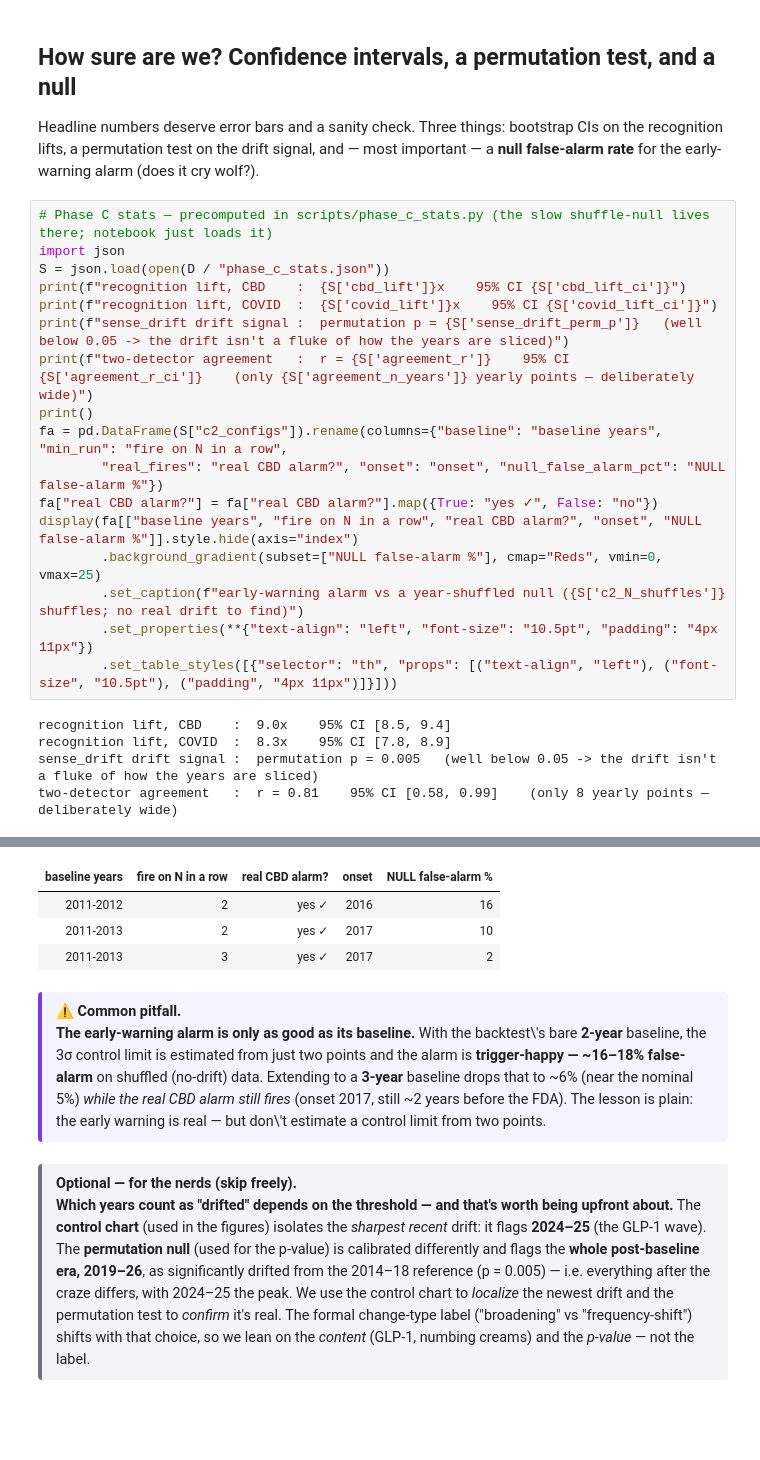
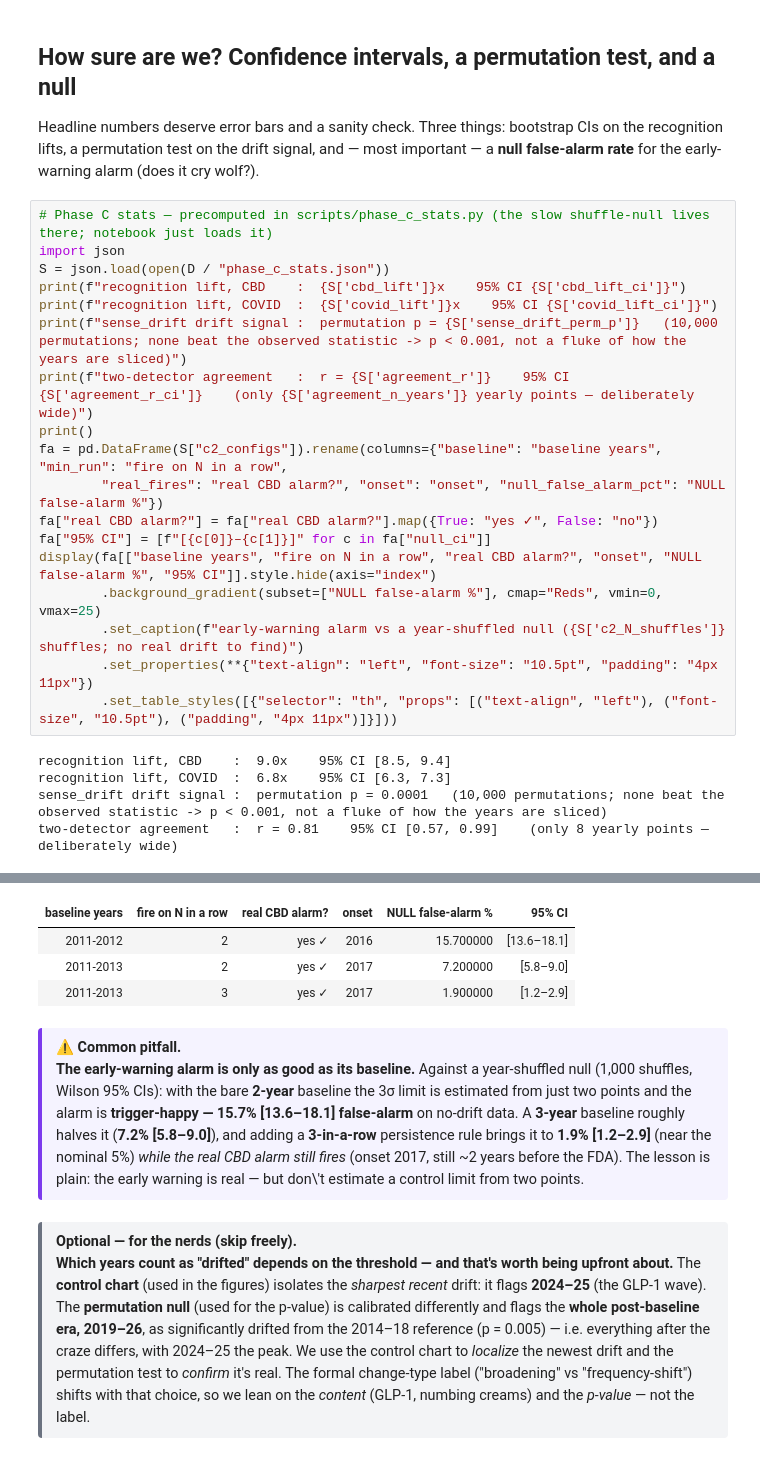
Before and after one commit to jturner-uofl/pycorpdiff, a Jupyter notebook: examples/cbd_fda_drift_showcase.ipynb, the cells around one changed output, grey strips where cells are left out. Cells and saved outputs as stored; diff of their text form; blank space fills up the shorter version.

```diff
--- a/examples/cbd_fda_drift_showcase.ipynb
+++ b/examples/cbd_fda_drift_showcase.ipynb
@@ -1094,19 +1095,20 @@ import json
 S = json.load(open(D / "phase_c_stats.json"))
 print(f"recognition lift, CBD    :  {S['cbd_lift']}x    95% CI {S['cbd_lift_ci']}")
 print(f"recognition lift, COVID  :  {S['covid_lift']}x    95% CI {S['covid_lift_ci']}")
-print(f"sense_drift drift signal :  permutation p = {S['sense_drift_perm_p']}   (well below 0.05 -> the drift isn't a fluke of how the years are sliced)")
+print(f"sense_drift drift signal :  permutation p = {S['sense_drift_perm_p']}   (10,000 permutations; none beat the observed statistic -> p < 0.001, not a fluke of how the years are sliced)")
 print(f"two-detector agreement   :  r = {S['agreement_r']}    95% CI {S['agreement_r_ci']}    (only {S['agreement_n_years']} yearly points — deliberately wide)")
 print()
 fa = pd.DataFrame(S["c2_configs"]).rename(columns={"baseline": "baseline years", "min_run": "fire on N in a row",
         "real_fires": "real CBD alarm?", "onset": "onset", "null_false_alarm_pct": "NULL false-alarm %"})
 fa["real CBD alarm?"] = fa["real CBD alarm?"].map({True: "yes ✓", False: "no"})
-display(fa[["baseline years", "fire on N in a row", "real CBD alarm?", "onset", "NULL false-alarm %"]].style.hide(axis="index")
+fa["95% CI"] = [f"[{c[0]}–{c[1]}]" for c in fa["null_ci"]]
+display(fa[["baseline years", "fire on N in a row", "real CBD alarm?", "onset", "NULL false-alarm %", "95% CI"]].style.hide(axis="index")
         .background_gradient(subset=["NULL false-alarm %"], cmap="Reds", vmin=0, vmax=25)
         .set_caption(f"early-warning alarm vs a year-shuffled null ({S['c2_N_shuffles']} shuffles; no real drift to find)")
         .set_properties(**{"text-align": "left", "font-size": "10.5pt", "padding": "4px 11px"})
         .set_table_styles([{"selector": "th", "props": [("text-align", "left"), ("font-size", "10.5pt"), ("padding", "4px 11px")]}]))
 # %% [output]
 recognition lift, CBD    :  9.0x    95% CI [8.5, 9.4]
-recognition lift, COVID  :  8.3x    95% CI [7.8, 8.9]
-sense_drift drift signal :  permutation p = 0.005   (well below 0.05 -> the drift isn't a fluke of how the years are sliced)
-two-detector agreement   :  r = 0.81    95% CI [0.58, 0.99]    (only 8 yearly points — deliberately wide)
+recognition lift, COVID  :  6.8x    95% CI [6.3, 7.3]
+sense_drift drift signal :  permutation p = 0.0001   (10,000 permutations; none beat the observed statistic -> p < 0.001, not a fluke of how the years are sliced)
+two-detector agreement   :  r = 0.81    95% CI [0.57, 0.99]    (only 8 yearly points — deliberately wide)
@@ -1114,9 +1116,9 @@ early-warning alarm vs a year-shuffled null (50 shuffles; no real drift to find)
-| baseline years | fire on N in a row | real CBD alarm? | onset | NULL false-alarm % |
-| 2011-2012 | 2 | yes ✓ | 2016 | 16 |
-| 2011-2013 | 2 | yes ✓ | 2017 | 10 |
-| 2011-2013 | 3 | yes ✓ | 2017 | 2 |
+| baseline years | fire on N in a row | real CBD alarm? | onset | NULL false-alarm % | 95% CI |
+| 2011-2012 | 2 | yes ✓ | 2016 | 15.700000 | [13.6–18.1] |
+| 2011-2013 | 2 | yes ✓ | 2017 | 7.200000 | [5.8–9.0] |
+| 2011-2013 | 3 | yes ✓ | 2017 | 1.900000 | [1.2–2.9] |
 # %% [markdown]
-<div style="border-left:4px solid #7c3aed;background:#f5f3ff;padding:9px 14px;margin:6px 0;border-radius:4px;font-size:0.96em"><b>⚠️ Common pitfall.</b><br> <b>The early-warning alarm is only as good as its baseline.</b> With the backtest\'s bare <b>2-year</b> baseline, the 3σ control limit is estimated from just two points and the alarm is <b>trigger-happy — ~16–18% false-alarm</b> on shuffled (no-drift) data. Extending to a <b>3-year</b> baseline drops that to ~6% (near the nominal 5%) <i>while the real CBD alarm still fires</i> (onset 2017, still ~2 years before the FDA). The lesson is plain: the early warning is real — but don\'t estimate a control limit from two points.</div>
+<div style="border-left:4px solid #7c3aed;background:#f5f3ff;padding:9px 14px;margin:6px 0;border-radius:4px;font-size:0.96em"><b>⚠️ Common pitfall.</b><br> <b>The early-warning alarm is only as good as its baseline.</b> Against a year-shuffled null (1,000 shuffles, Wilson 95% CIs): with the bare <b>2-year</b> baseline the 3σ limit is estimated from just two points and the alarm is <b>trigger-happy — 15.7% [13.6–18.1] false-alarm</b> on no-drift data. A <b>3-year</b> baseline roughly halves it (<b>7.2% [5.8–9.0]</b>), and adding a <b>3-in-a-row</b> persistence rule brings it to <b>1.9% [1.2–2.9]</b> (near the nominal 5%) <i>while the real CBD alarm still fires</i> (onset 2017, still ~2 years before the FDA). The lesson is plain: the early warning is real — but don\'t estimate a control limit from two points.</div>
 # %% [markdown]
 <div style="border-left:4px solid #6b7280;background:#f3f4f6;padding:9px 14px;margin:6px 0;border-radius:4px;font-size:0.96em"><b>Optional — for the nerds (skip freely).</b><br> <b>Which years count as "drifted" depends on the threshold — and that's worth being upfront about.</b> The <b>control chart</b> (used in the figures) isolates the <i>sharpest recent</i> drift: it flags <b>2024–25</b> (the GLP-1 wave). The <b>permutation null</b> (used for the p-value) is calibrated differently and flags the <b>whole post-baseline era, 2019–26</b>, as significantly drifted from the 2014–18 reference (p = 0.005) — i.e. everything after the craze differs, with 2024–25 the peak. We use the control chart to <i>localize</i> the newest drift and the permutation test to <i>confirm</i> it's real. The formal change-type label ("broadening" vs "frequency-shift") shifts with that choice, so we lean on the <i>content</i> (GLP-1, numbing creams) and the <i>p-value</i> — not the label.</div>
 # %% [markdown]
```
Also changed, not shown: parts of 11 cells of this notebook.
